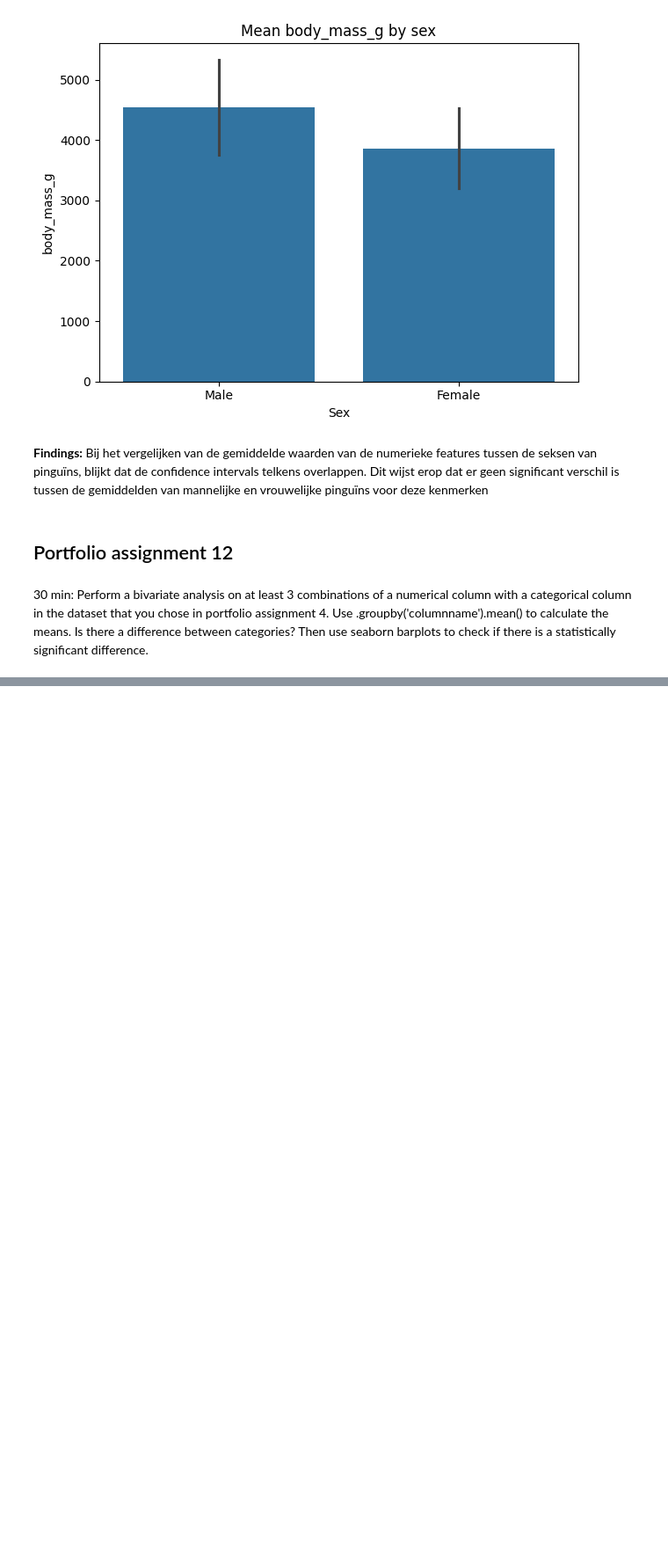
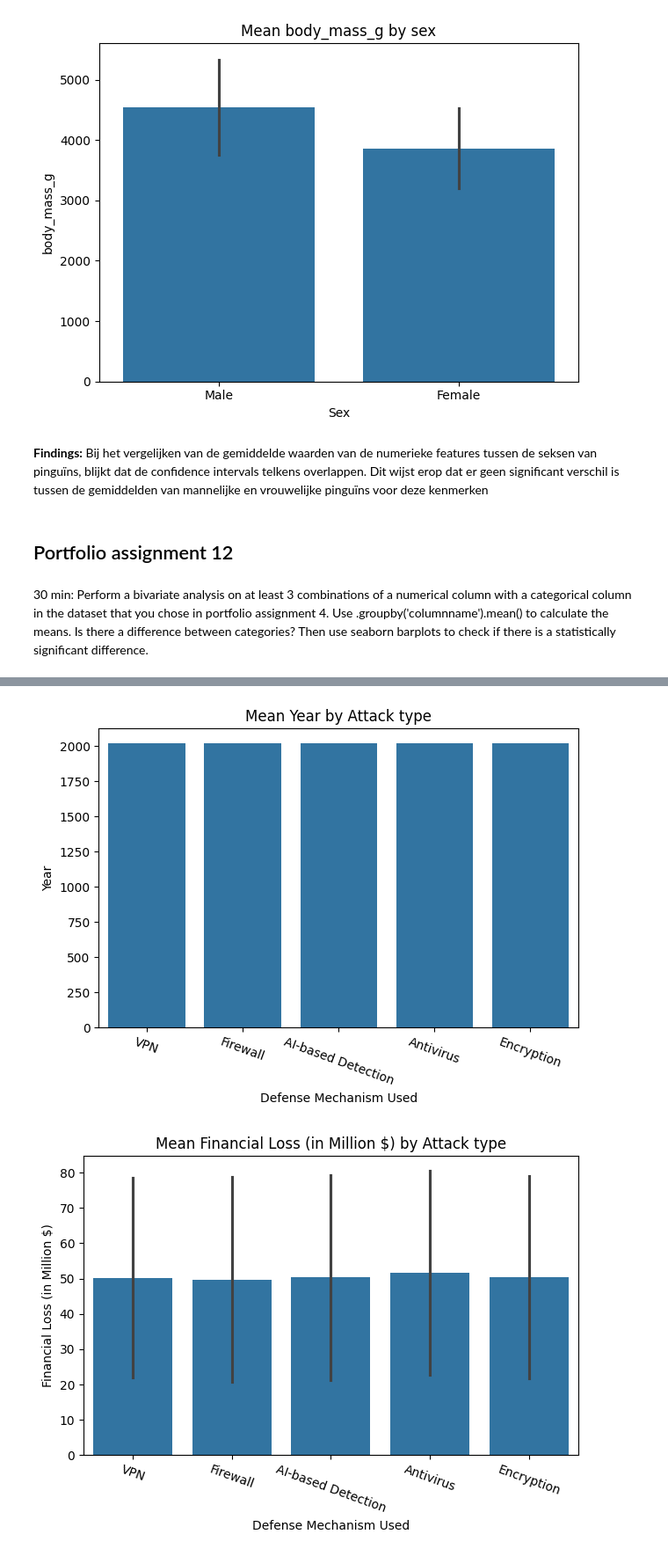
Before and after one commit to Vitja-Nosa/B1.4-lu2-notebooks, a Jupyter notebook: notebook_01.ipynb, the cells around one changed output, grey strips where cells are left out. Shown at 88% size. Drawn from its saved outputs; the diff is of its cells as text; code cells hidden in the pictures; blank space fills up the shorter version.

```diff
--- a/notebook_01.ipynb
+++ b/notebook_01.ipynb
@@ -539,0 +539,13 @@ display(cybersecurityThreats.groupby("Country")[numeric_cols].mean())
+# %%
+display(cybersecurityThreats.groupby("Defense Mechanism Used")[numeric_cols].mean())
+
+for col in numeric_cols:
+    plt.figure()
+    sns.barplot(x="Defense Mechanism Used", y=col, data=cybersecurityThreats, errorbar='sd')
+    plt.title(f"Mean {col} by Attack type")
+    plt.ylabel(f"{col}")
+    plt.xlabel("Defense Mechanism Used")
+    plt.xticks(rotation=-20)
+    plt.tight_layout()
+    plt.show()
+# %% [output]
@@ -539,0 +559,2 @@ display(cybersecurityThreats.groupby("Country")[numeric_cols].mean())
+[figure, added]
+[figure, added]
```
Also changed, not shown: parts of 6 cells of this notebook, 1 other file.
